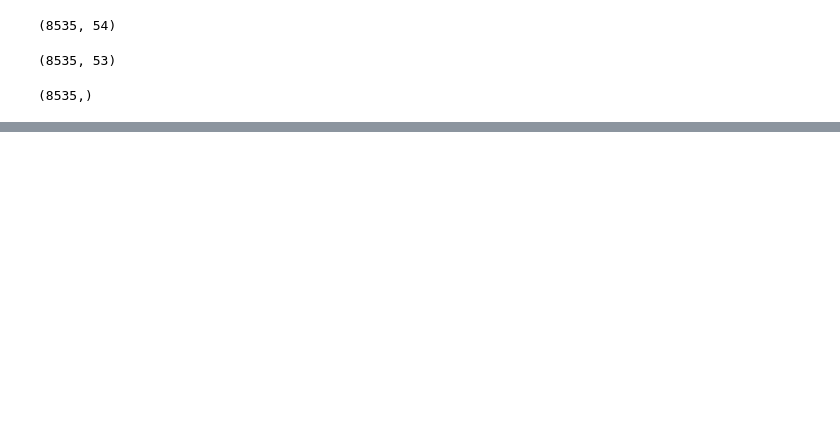
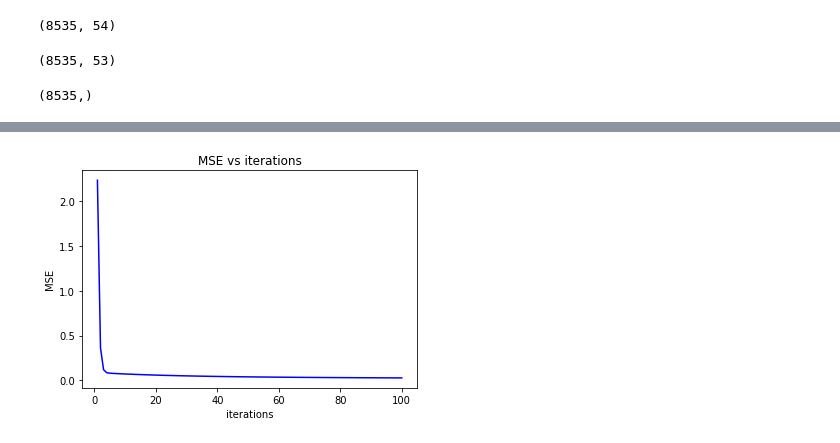
Before and after one commit to ZaidRazaKhan/MachineLearningAssignments, a Jupyter notebook: linear-regression-model-for-air-quality/data_preprocessing.ipynb, the cells around one changed output, grey strips where cells are left out. Drawn from its saved outputs; the diff is of its cells as text; code cells hidden in the pictures; blank space fills up the shorter version.

```diff
--- a/linear-regression-model-for-air-quality/data_preprocessing.ipynb
+++ b/linear-regression-model-for-air-quality/data_preprocessing.ipynb
@@ -1242,20 +1256,27 @@ ValueError: shapes (54,) and (1,) not aligned: 54 (dim 0) != 1 (dim 0)
 # %%
 df_inner=((df_inner-df_inner.min())/(df_inner.max()-df_inner.min()))
 
+def normalize(data_frame):
+    normalized_data_frame = ((data_frame-data_frame.min())/(data_frame.max()-data_frame.min()))
+    return normalized_data_frame
+
 def data_frame_to_numpy(df_inner):
-#     print(df_inner.columns)
     output = df_inner['PPM']
     df_inner = df_inner.drop(columns = 'PPM')
     return df_inner.to_numpy(), (output).to_numpy()
-# m = len(math)
-# x0 = np.ones(m)
-# X = np.array([x0, math, read]).T
-# # Initial Coefficients
-# B = np.array([0, 0, 0, 0, 0, 0, 0, 0, 0, 0, 0, 0, 0])
+
+def remove_null_columns(data_frame):
+    for col in data_frame.columns:
+        data_frame = data_frame[pd.notnull(data_frame[col])]
+    return data_frame
+
+
+df_inner = normalize(df_inner)
+df_inner = remove_null_columns(df_inner)
+
 B = np.zeros((1,54)).T
-# Y = np.array(df_inner['PPM'].values)
-alpha = 0.0000000001
-X,Y = x,y = data_frame_to_numpy(df_inner)
+alpha = 0.1
+X,Y = data_frame_to_numpy(df_inner)
 m = 8535
 ones = np.ones((m,1)) # for affine to homogeneous conversion
 # print(X.shape)
@@ -1296,7 +1317,5 @@ print(newB)
 
 # Final Cost of new B
 print(cost_history[-1])
-
-# print(X[0].dot(newB)-Y[0])
 # %% [output]
 16.681640625
@@ -1302,0 +1330,20 @@ print(cost_history[-1])
+# %%
+iterations = [i for i in range(1,100+1)]
+
+
+
+import matplotlib.pyplot as plt
+
+plt.plot(iterations, cost_history, color='blue')
+plt.xlabel('iterations')
+plt.ylabel('MSE')
+
+# giving a title to my graph
+plt.title('MSE vs iterations')
+
+# plt.legend()
+
+# function to show the plot
+plt.show()
+# %% [output]
+[figure, added]
```
Also changed, not shown: parts of 32 cells of this notebook, 6 other files.
